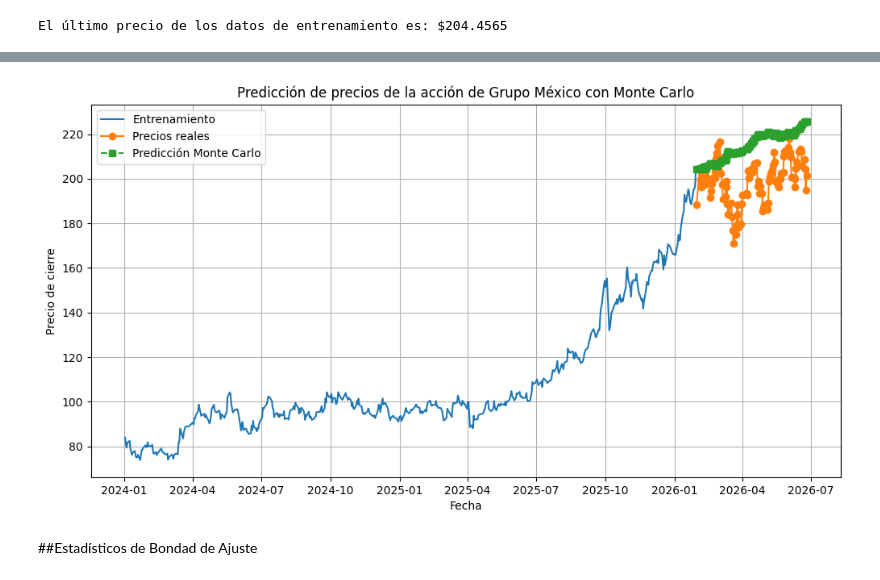
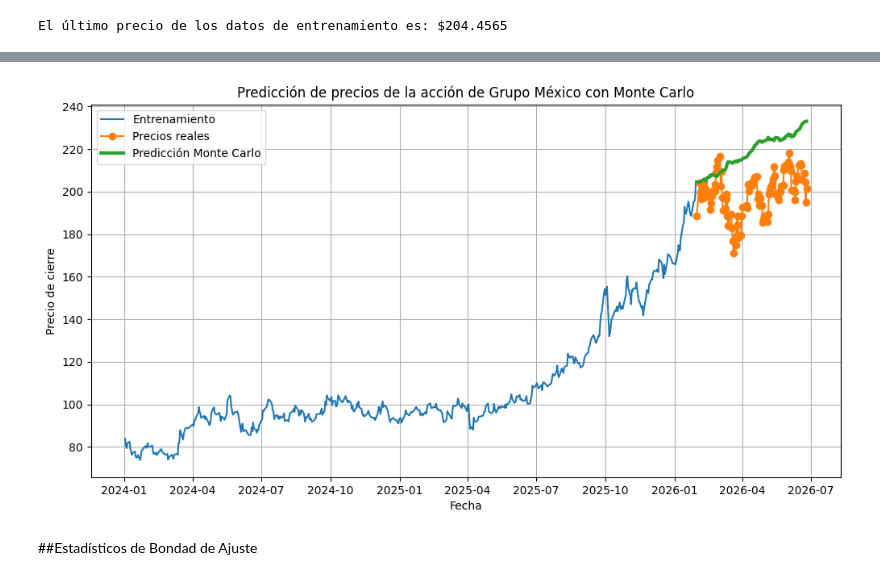
Before and after one commit to MartaPCastillo/Tesis, a Jupyter notebook: Monte_Carlo_Grupo_México.ipynb, the cells around one changed output, grey strips where cells are left out. Drawn from its saved outputs; the diff is of its cells as text; code cells hidden in the pictures.

```diff
--- a/Monte_Carlo_Grupo_México.ipynb
+++ b/Monte_Carlo_Grupo_México.ipynb
@@ -79,0 +103,6 @@ test = precios[-100:]
+# %%
+rend_train = df['Rendimientos_train']
+# %%
+#Calculamos la media de los rendimientos de entrenamiento
+mu_rend_train = rend_train.mean()
+print(f"La media de los rendimientos es: {mu_rend_train:.6f}")
@@ -79,0 +111,4 @@ test = precios[-100:]
+# %%
+#Calculamos la desviación estándar de los rendimientos de entrenamiento
+sigma_rend_train = rend_train.std()
+print(f"La desviación de los rendimientos es: {sigma_rend_train:.6f}")
@@ -101,7 +138,7 @@ for _ in range(num_ssimulaciones):
         aleatoriop = np.random.normal(0, 1)
         # Calcular el siguiente precio
         dt = 1
-        pprecio_siguiente = ppronosticos[-1] * np.exp(((media_rendimientos_train - (0.5 * desviacion_rendimientos_train**2)) * dt) + (desviacion_rendimientos_train * np.sqrt(dt) * aleatoriop))
+        pprecio_siguiente = ppronosticos[-1] * np.exp(((mu_rend_train - (0.5 * sigma_rend_train**2)) * dt) + (sigma_rend_train * np.sqrt(dt) * aleatoriop))
         ppronosticos.append(pprecio_siguiente)
     monte_carlo_simulaciones_prueba.append(ppronosticos)
 # %%
@@ -173,28 +210,28 @@ Date
 # %%
 plt.figure(figsize=(12,6))
 
 # Datos de entrenamiento
 plt.plot(train.index, train,
          label='Entrenamiento')
 
 # Datos reales
 plt.plot(test.index, test,
          marker='o', label='Precios reales')
 
 # Predicción
 plt.plot(test.index, pprecio_esperado,
-         marker='s', linestyle='--',
+         linewidth=3,
          label='Predicción Monte Carlo')
 
 plt.title('Predicción de precios de la acción de Grupo México con Monte Carlo')
 plt.xlabel('Fecha')
 plt.ylabel('Precio de cierre')
 plt.legend()
 plt.grid(True)
 
 plt.show()
 # %% [output]
-[figure, old version]
+[figure, new version]
 # %% [markdown]
 ##Estadísticos de Bondad de Ajuste
 # %% [markdown]
```
Also changed, not shown: parts of 33 cells of this notebook.
